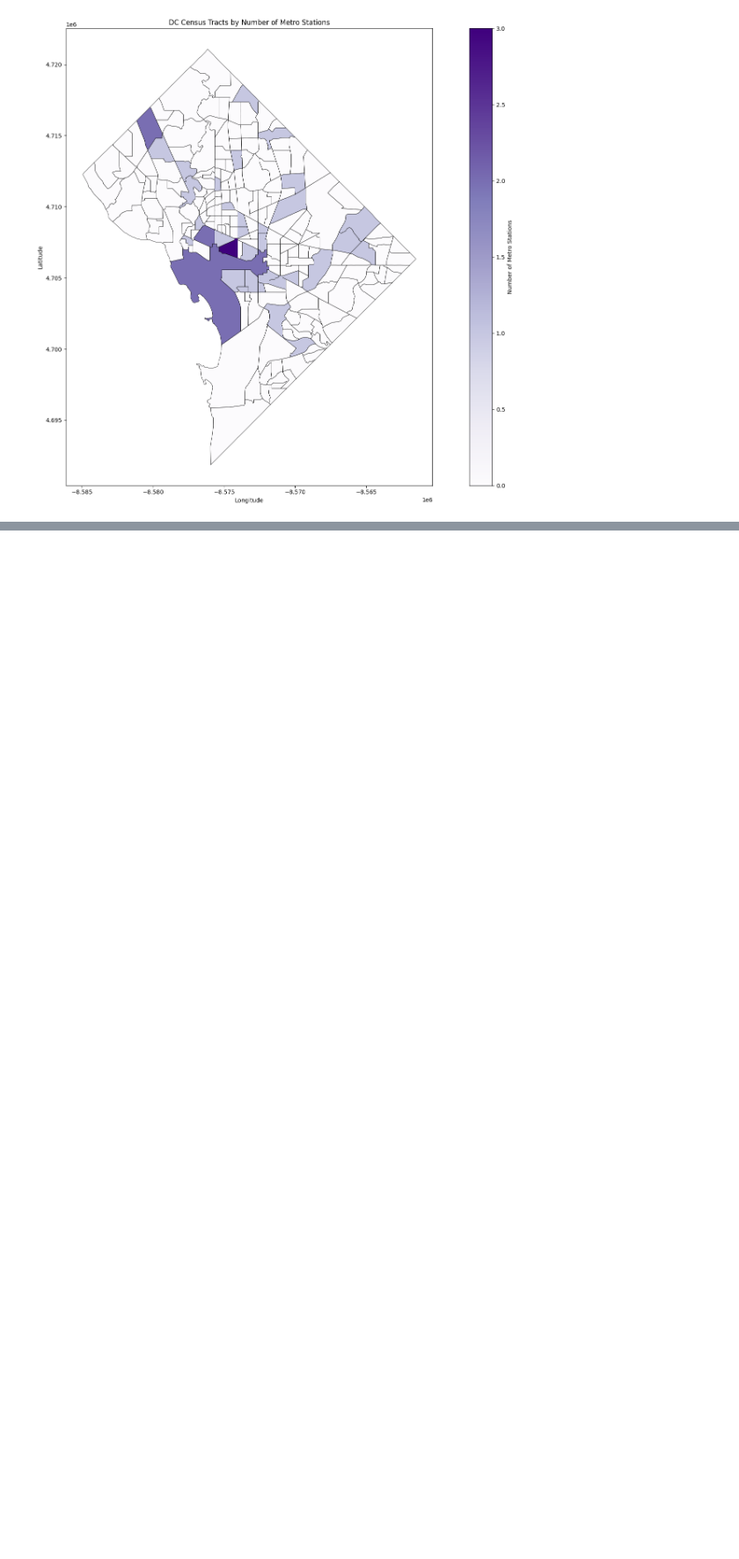
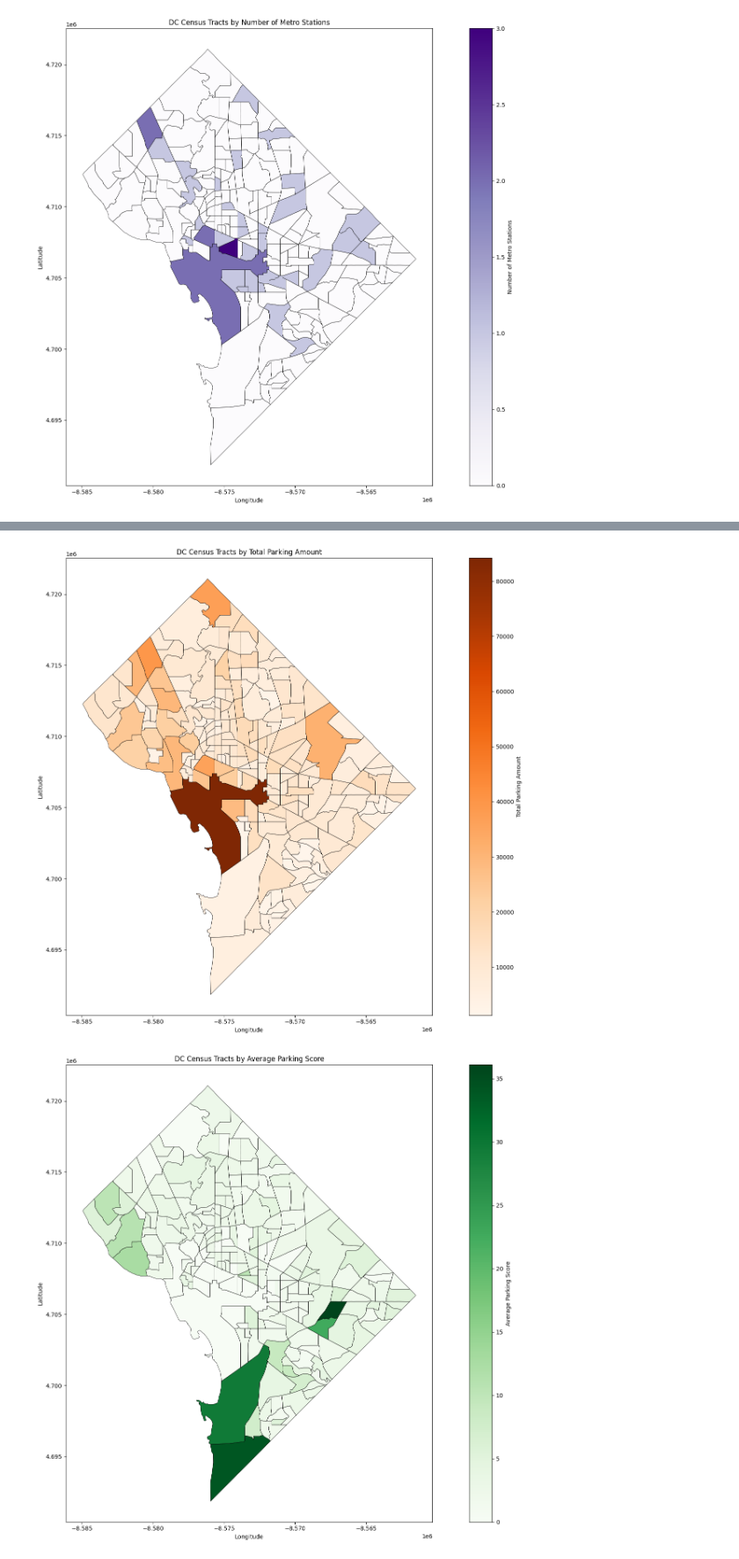
Before and after one commit to matthewosmesfin/DC_Transport, a Jupyter notebook: notebooks/aggregation.ipynb, the cells around one changed output, grey strips where cells are left out. Shown at 88% size. Saved outputs shown, nothing was run; the diff lists cells and outputs as text; code cells hidden in the pictures; blank space fills up the shorter version.

```diff
--- a/notebooks/aggregation.ipynb
+++ b/notebooks/aggregation.ipynb
@@ -229,0 +306,25 @@ plt.show()
+# %%
+# Plot total parking amount by tract
+fig, ax = plt.subplots(figsize=(18, 12))
+census_tracts_x.plot(column='MAX_TOTAL_PARKING_COUNT', ax=ax, legend=True,
+                     cmap='Oranges', edgecolor='black', linewidth=0.5,
+                     legend_kwds={'label': 'Total Parking Amount', 'orientation': 'vertical'})
+ax.set_xlabel('Longitude')
+ax.set_ylabel('Latitude')
+ax.set_title('DC Census Tracts by Total Parking Amount')
+plt.tight_layout()
+plt.show()
+
+# Plot average parking score by tract
+fig, ax = plt.subplots(figsize=(18, 12))
+census_tracts_x.plot(column='PARKING_SCORE_AVG', ax=ax, legend=True,
+                     cmap='Greens', edgecolor='black', linewidth=0.5,
+                     legend_kwds={'label': 'Average Parking Score', 'orientation': 'vertical'})
+ax.set_xlabel('Longitude')
+ax.set_ylabel('Latitude')
+ax.set_title('DC Census Tracts by Average Parking Score')
+plt.tight_layout()
+plt.show()
+# %% [output]
+[figure, added]
+[figure, added]
```
Also changed, not shown: parts of 10 cells of this notebook, 1 other file.
